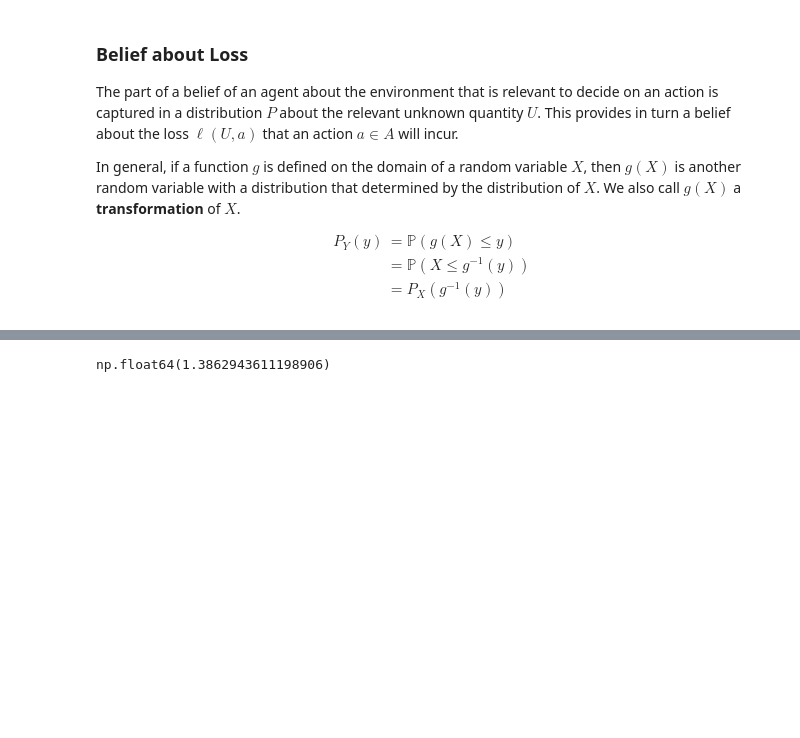
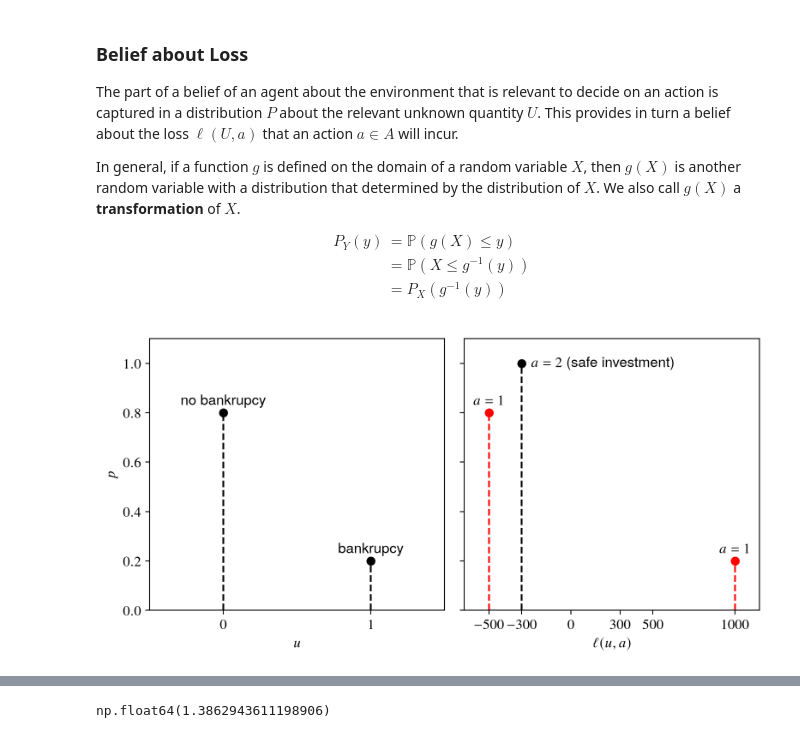
Before and after one commit to marioboley/Uni-Haifa-214.4312-Code, a Jupyter notebook: 1.1_introduction.ipynb, the cells around one changed output, grey strips where cells are left out. Drawn from its saved outputs; the diff is of its cells as text; code cells hidden in the pictures; blank space fills up the shorter version.

```diff
--- a/1.1_introduction.ipynb
+++ b/1.1_introduction.ipynb
@@ -245,3 +245,23 @@ P_Y(y) &= \mathbb P(g(X) \leq y)\\
 &= P_X(g^{-1}(y))
 \end{aligned}
 $$
+# %%
+from plotting import plot_pmf
+
+fig, ax = subplotgrid(['$u$', r'$\ell(u, a)$'], '$p$', sharex=False)
+plot_pmf(ax[0], np.array([0, 1]), lambda x: np.ones_like(x)*[0.8, 0.2])
+plot_pmf(ax[1], np.array([-500, 1000]), lambda x: np.ones_like(x)*[0.8, 0.2], color='red')
+plot_pmf(ax[1], np.array([-300]), lambda x: np.ones_like(x))
+ax[0].annotate('no bankrupcy', (0, 0.8), xytext=(0, 4), textcoords='offset points', verticalalignment='bottom', horizontalalignment='center')
+ax[0].set_xticks([0, 1])
+ax[1].set_xticks([-500, -300, 0, 300, 500, 1000])
+ax[0].annotate('bankrupcy', (1, 0.2), xytext=(0, 4), textcoords='offset points', verticalalignment='bottom', horizontalalignment='center')
+ax[1].annotate('$a=1$', (-500, 0.8), xytext=(0, 4), textcoords='offset points', verticalalignment='bottom', horizontalalignment='center')
+ax[1].annotate('$a=1$', (1000, 0.2), xytext=(0, 4), textcoords='offset points', verticalalignment='bottom', horizontalalignment='center')
+ax[1].annotate('$a=2$ (safe investment)', (-300, 1), xytext=(8, 0), textcoords='offset points', verticalalignment='center', horizontalalignment='left')
+ax[0].set_xlim(-0.5, 1.5)
+ax[1].margins(x=0.1)
+ax[1].set_ylim(0, 1.1)
+plt.show()
+# %% [output]
+[figure, added]
```
Also changed, not shown: parts of 2 cells of this notebook, 1 other file.
